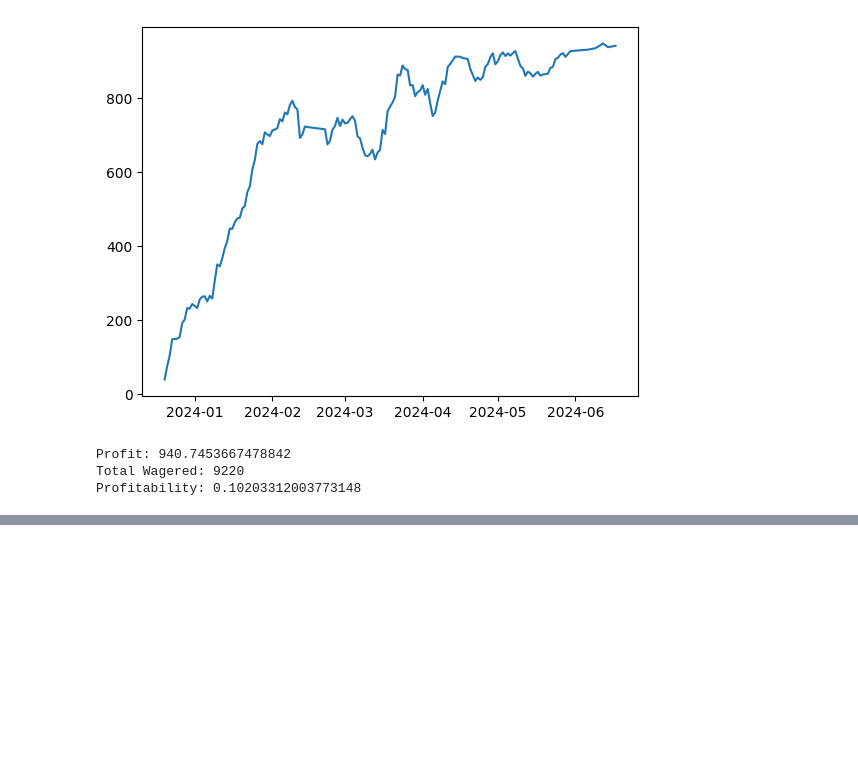
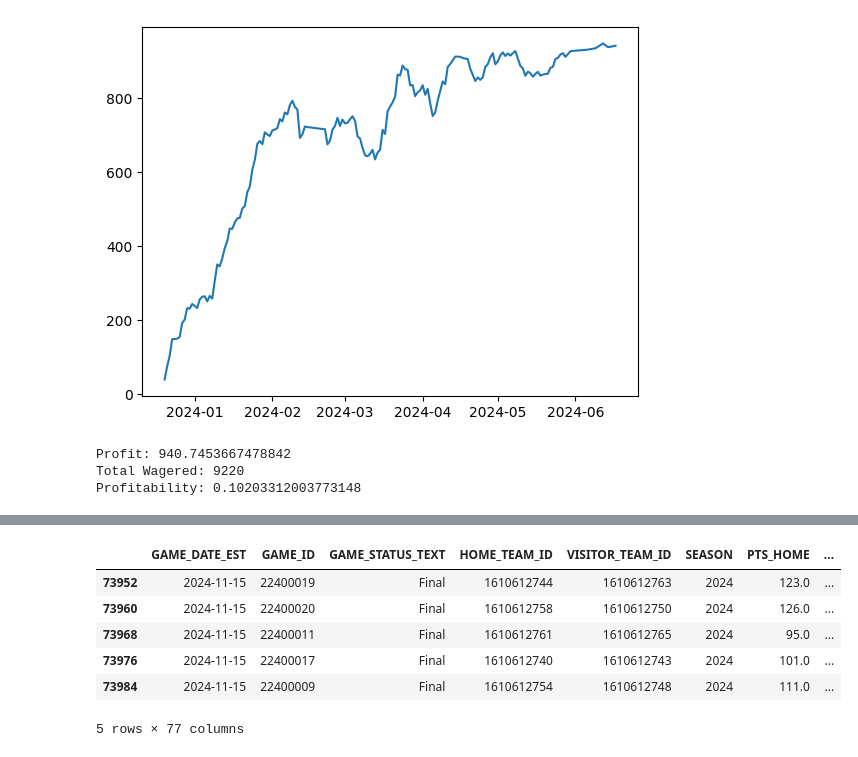
Before and after one commit to dgliwa/nba-pickem, a Jupyter notebook: notebooks/predict_wins.ipynb, the cells around one changed output, grey strips where cells are left out. Cells and saved outputs as stored; diff of their text form; code cells hidden in the pictures; blank space fills up the shorter version.

```diff
--- a/notebooks/predict_wins.ipynb
+++ b/notebooks/predict_wins.ipynb
@@ -1059,0 +1193,10 @@ Combining those results with the money line odds for the remaining games (2/3 th
+# %%
+prepared_games_with_spreads.tail()
+# %% [output]
+|  | GAME_DATE_EST | GAME_ID | GAME_STATUS_TEXT | HOME_TEAM_ID | VISITOR_TEAM_ID | SEASON | PTS_HOME | ... |
+| 73952 | 2024-11-15 | 22400019 | Final | 1610612744 | 1610612763 | 2024 | 123.0 | ... |
+| 73960 | 2024-11-15 | 22400020 | Final | 1610612758 | 1610612750 | 2024 | 126.0 | ... |
+| 73968 | 2024-11-15 | 22400011 | Final | 1610612761 | 1610612765 | 2024 | 95.0 | ... |
+| 73976 | 2024-11-15 | 22400017 | Final | 1610612740 | 1610612743 | 2024 | 101.0 | ... |
+| 73984 | 2024-11-15 | 22400009 | Final | 1610612754 | 1610612748 | 2024 | 111.0 | ... |
+5 rows × 77 columns
```
Also changed, not shown: parts of 16 cells of this notebook, 1 other file.
